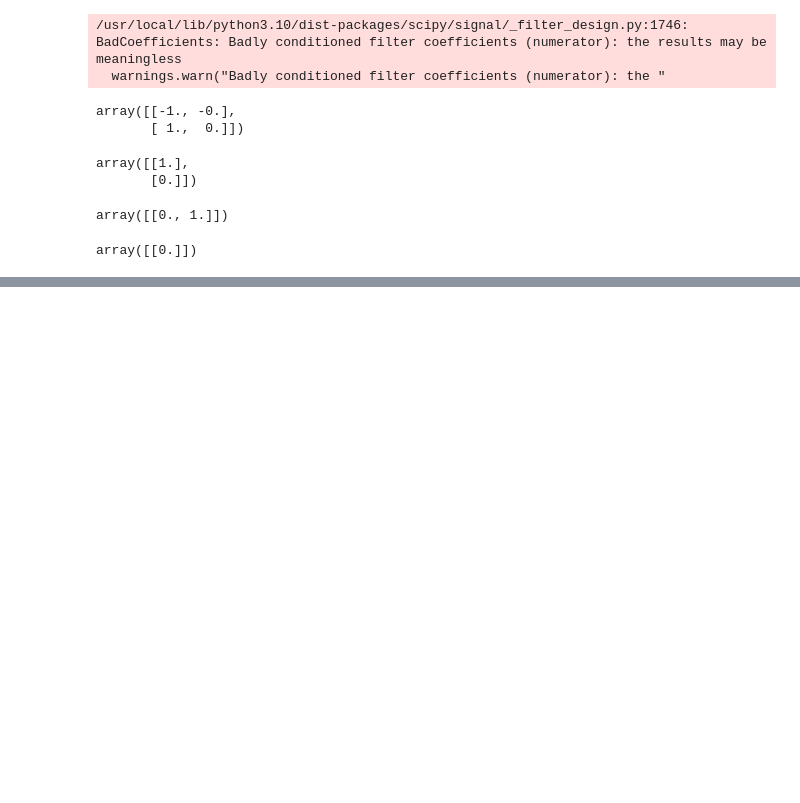
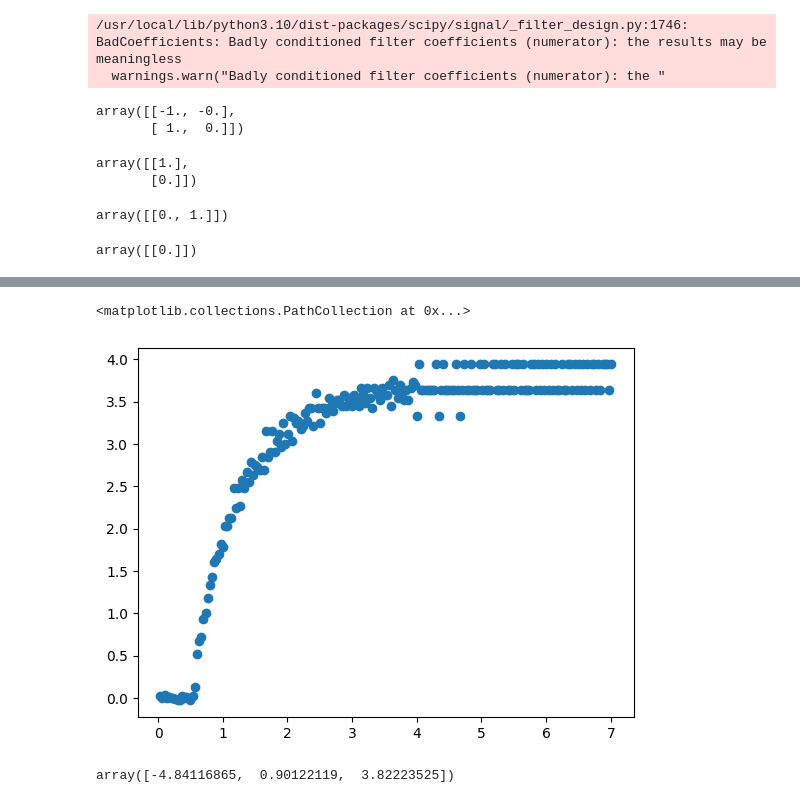
Before and after one commit to nurfnick/analyze-first-order-systems, a Jupyter notebook: Assignment.ipynb, the cells around one changed output, grey strips where cells are left out. Saved outputs shown, nothing was run; the diff lists cells and outputs as text; code cells hidden in the pictures; blank space fills up the shorter version.

```diff
--- a/Assignment.ipynb
+++ b/Assignment.ipynb
@@ -155,0 +198,7 @@ pa.read_csv('https://raw.githubusercontent.com/nurfnick/analyze-first-order-syst
+# %%
+import matplotlib.pyplot as plt
+
+plt.scatter(x[1:,0],velocity)
+# %% [output]
+<matplotlib.collections.PathCollection at 0x...>
+[figure, added]
@@ -155,0 +210,4 @@ pa.read_csv('https://raw.githubusercontent.com/nurfnick/analyze-first-order-syst
+# %%
+popt
+# %% [output]
+array([-4.84116865,  0.90122119,  3.82223525])
```
Also changed, not shown: parts of 10 cells of this notebook.
